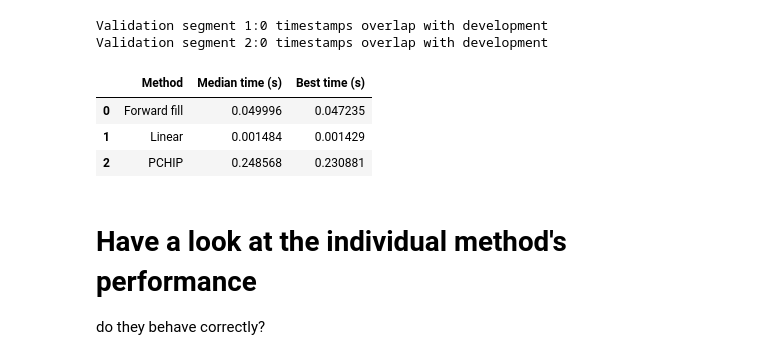
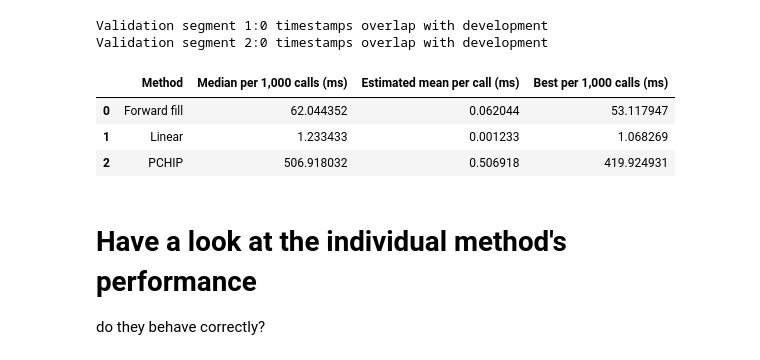
Before and after one commit to lkot0004/MMA3001-Linda, a Jupyter notebook: Missing_Sensor_Data.ipynb, the cells around one changed output. Saved outputs shown, nothing was run; the diff lists cells and outputs as text; code cells hidden in the pictures.

```diff
--- a/Missing_Sensor_Data.ipynb
+++ b/Missing_Sensor_Data.ipynb
@@ -1300,55 +1309,46 @@ x_hidden = t[hidden]
 #define the equivalent reconstruction tasks
 def benchmark_forward():
     return incomplete.ffill().to_numpy()[hidden]
 
 def benchmark_linear():
     return np.interp(x_hidden, x_known, y_known)
 
 
 def benchmark_pchip():
     model = PchipInterpolator(
         x_known, y_known, extrapolate=False
     )
     return model(x_hidden)
 
 methods = {
     "Forward fill": benchmark_forward,
     "Linear": benchmark_linear,
     "PCHIP": benchmark_pchip
 }
 
 benchmark_results = []
 
 for name, function in methods.items():
-
-    timings = repeat(
-        function,
-        number=1000,
-        repeat=5
-    )
-
+    # timeit.repeat returns SECONDS PER BATCH, not seconds per call.
+    batch_seconds = repeat(function, number=1000, repeat=5)
+    median_batch_ms = float(np.median(batch_seconds)) * 1000.0
+    best_batch_ms = float(min(batch_seconds)) * 1000.0
     benchmark_results.append({
         "Method": name,
-        "Median time (s)": np.median(timings),
-        "Best time (s)": min(timings)
+        "Median per 1,000 calls (ms)": median_batch_ms,
+        "Estimated mean per call (ms)": median_batch_ms / 1000.0,
+        "Best per 1,000 calls (ms)": best_batch_ms,
     })
 
 benchmark_df = pd.DataFrame(benchmark_results)
-
-# Milliseconds per execution
-benchmark_df["Median time (s)"] = (
-    benchmark_df["Median time (s)"] / 1000 * 1000
-)
-benchmark_df["Best time (s)"] = (
-    benchmark_df["Best time (s)"] / 1000 * 1000
-)
-
+# The timing varies by machine and run. These values benchmark the specific
+# pandas / NumPy / SciPy implementations, not universal algorithmic speed.
 display(benchmark_df.round(6))
 # %% [output]
-|  | Method | Median time (s) | Best time (s) |
-| 0 | Forward fill | 0.049996 | 0.047235 |
-| 1 | Linear | 0.001484 | 0.001429 |
-| 2 | PCHIP | 0.248568 | 0.230881 |
+|  | Method | Median per 1,000 calls (ms) | Estimated mean per call (ms) | Best per 1,000 calls (ms) |
+| 0 | Forward fill | 62.044352 | 0.062044 | 53.117947 |
+| 1 | Linear | 1.233433 | 0.001233 | 1.068269 |
+| 2 | PCHIP | 506.918032 | 0.506918 | 419.924931 |
 # %% [markdown]
 # Have a look at the individual method's performance
 
```
Also changed, not shown: parts of 16 cells of this notebook.
